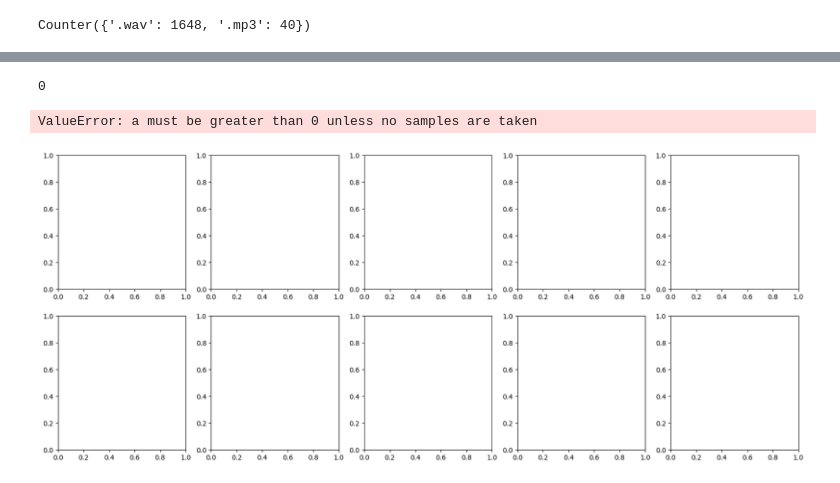
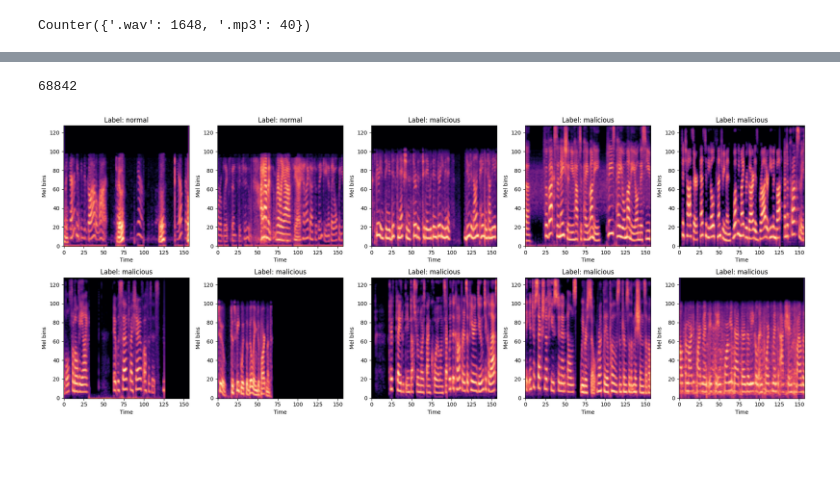
Before and after one commit to DragosMarinescu19/MaliciousCallDetection, a Jupyter notebook: Spectrograms.ipynb, the cells around one changed output, grey strips where cells are left out. Drawn from its saved outputs; the diff is of its cells as text; code cells hidden in the pictures; blank space fills up the shorter version.

```diff
--- a/Spectrograms.ipynb
+++ b/Spectrograms.ipynb
@@ -124,39 +168,40 @@ class Spectrogram(Dataset): #should we add random time shifts? Or LSTM
       mel_tensor = self.freq_mask(mel_tensor)
       # Add small Gaussian noise
       if torch.rand(1).item() > 0.5:
         mel_tensor = mel_tensor + 0.01 * torch.randn_like(mel_tensor)
 
     return mel_tensor,label,path
 
-train,val,test=spectrograms_random_splits("/content/spectograms")
+train,val,test=spectrograms_random_splits("/content/spectrograms")
 specs = train + test + val
-p=Spectrogram(specs,augment=True) #just to check
+p=Spectrogram(specs,augment=False) #just to check
+print(len(p))
+
 
 fig, axes = plt.subplots(2, 5, figsize=(20, 8))
 axes = axes.flatten()
-print(len(p))
+
 random_spectrograms=np.random.choice(len(p), size=10, replace=False)
 for idx,spectogram_idx in enumerate(random_spectrograms):
     mel, label,_ = p[spectogram_idx]          # mel: (1, 128, 157)
     mel = mel.squeeze(0)       # (128, 157)
 
     axes[idx].imshow(
         mel,
         origin='lower',
         aspect='auto',
         cmap='magma'
     )
 
     axes[idx].set_title(f"Label: {'malicious' if label==1 else 'normal'}")
     axes[idx].set_xlabel("Time")
     axes[idx].set_ylabel("Mel bins")
 
 plt.tight_layout()
 plt.show()
 # %% [output]
-0
+68842
-ValueError: a must be greater than 0 unless no samples are taken
-[figure, old version]
+[figure, new version]
 # %%
 
 def configure_optimizer(model: nn.Module,lr=0.001) -> optim.Optimizer:
```
Also changed, not shown: parts of 16 cells of this notebook.
